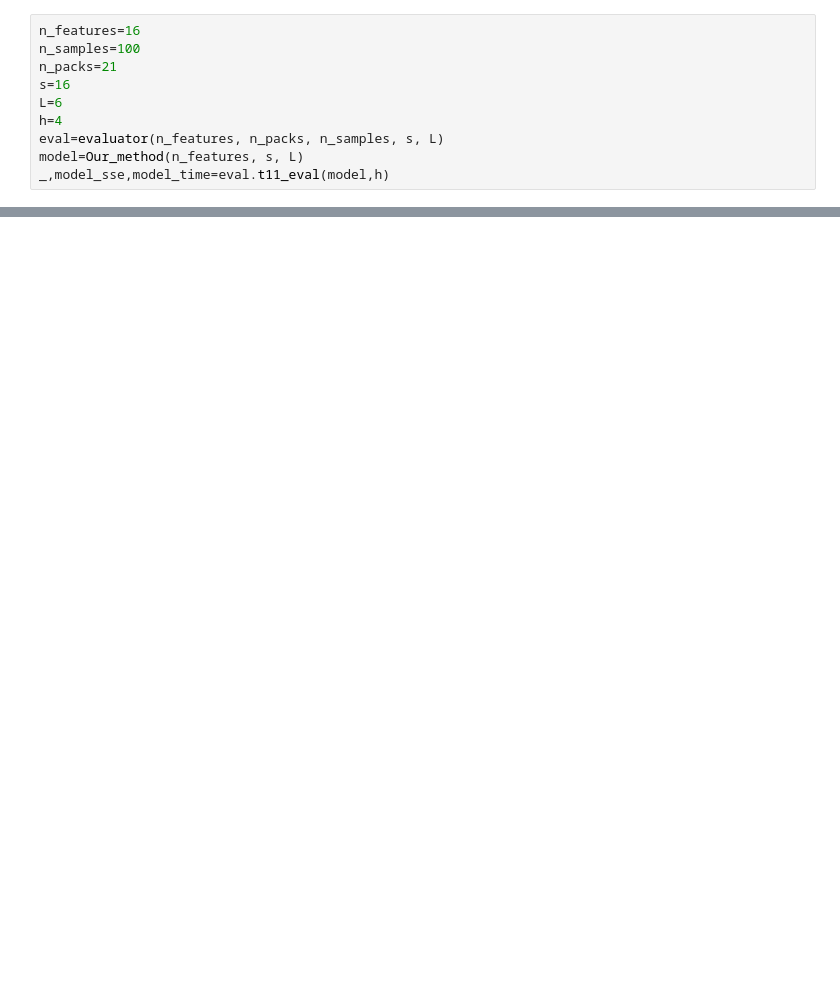
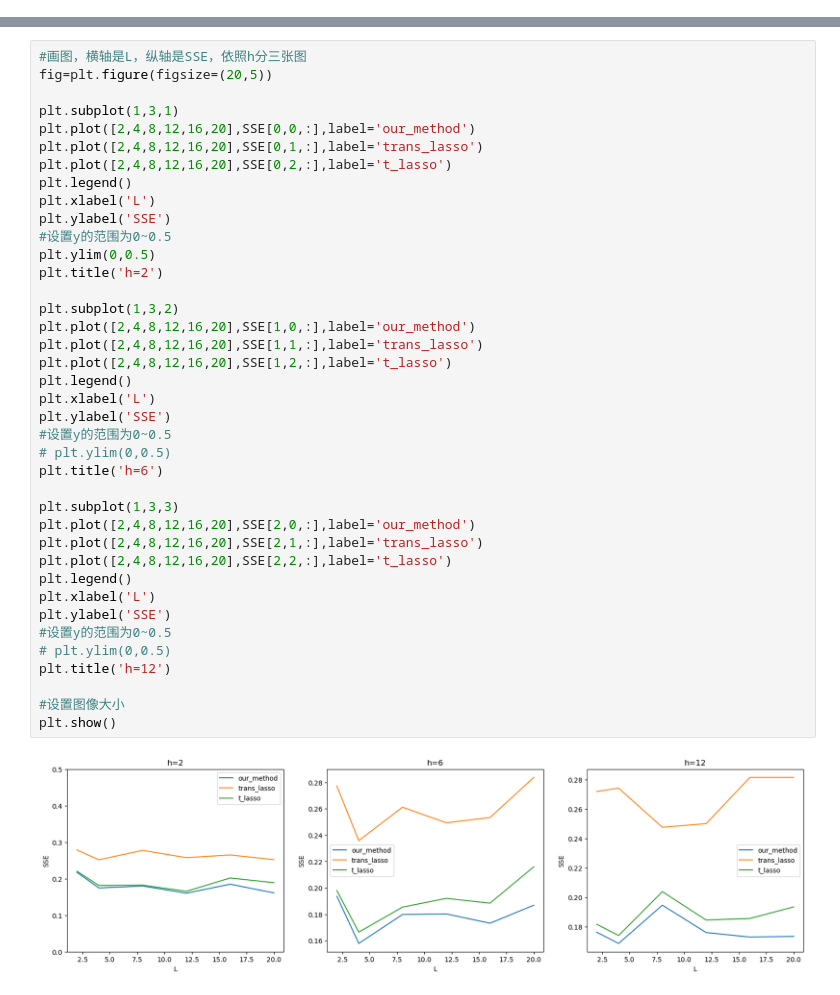
Before and after one commit to TJhaitang/simulation, a Jupyter notebook: low_dim_test.ipynb, the cells around one changed output, grey strips where cells are left out. Cells and saved outputs as stored; diff of their text form; blank space fills up the shorter version.

```diff
--- a/low_dim_test.ipynb
+++ b/low_dim_test.ipynb
@@ -10,10 +8,0 @@ from methods.our_method import Our_method
-# %%
-n_features=16
-n_samples=100
-n_packs=21
-s=16
-L=6
-h=4
-eval=evaluator(n_features, n_packs, n_samples, s, L)
-model=Our_method(n_features, s, L)
-_,model_sse,model_time=eval.t11_eval(model,h)
@@ -23,0 +36,41 @@ nan
+# %%
+#画图，横轴是L，纵轴是SSE，依照h分三张图
+fig=plt.figure(figsize=(20,5))
+
+plt.subplot(1,3,1)
+plt.plot([2,4,8,12,16,20],SSE[0,0,:],label='our_method')
+plt.plot([2,4,8,12,16,20],SSE[0,1,:],label='trans_lasso')
+plt.plot([2,4,8,12,16,20],SSE[0,2,:],label='t_lasso')
+plt.legend()
+plt.xlabel('L')
+plt.ylabel('SSE')
+#设置y的范围为0~0.5
+plt.ylim(0,0.5)
+plt.title('h=2')
+
+plt.subplot(1,3,2)
+plt.plot([2,4,8,12,16,20],SSE[1,0,:],label='our_method')
+plt.plot([2,4,8,12,16,20],SSE[1,1,:],label='trans_lasso')
+plt.plot([2,4,8,12,16,20],SSE[1,2,:],label='t_lasso')
+plt.legend()
+plt.xlabel('L')
+plt.ylabel('SSE')
+#设置y的范围为0~0.5
+# plt.ylim(0,0.5)
+plt.title('h=6')
+
+plt.subplot(1,3,3)
+plt.plot([2,4,8,12,16,20],SSE[2,0,:],label='our_method')
+plt.plot([2,4,8,12,16,20],SSE[2,1,:],label='trans_lasso')
+plt.plot([2,4,8,12,16,20],SSE[2,2,:],label='t_lasso')
+plt.legend()
+plt.xlabel('L')
+plt.ylabel('SSE')
+#设置y的范围为0~0.5
+# plt.ylim(0,0.5)
+plt.title('h=12')
+
+#设置图像大小
+plt.show()
+# %% [output]
+[figure, added]
```
Also changed, not shown: parts of 5 cells of this notebook, 5 other files.
